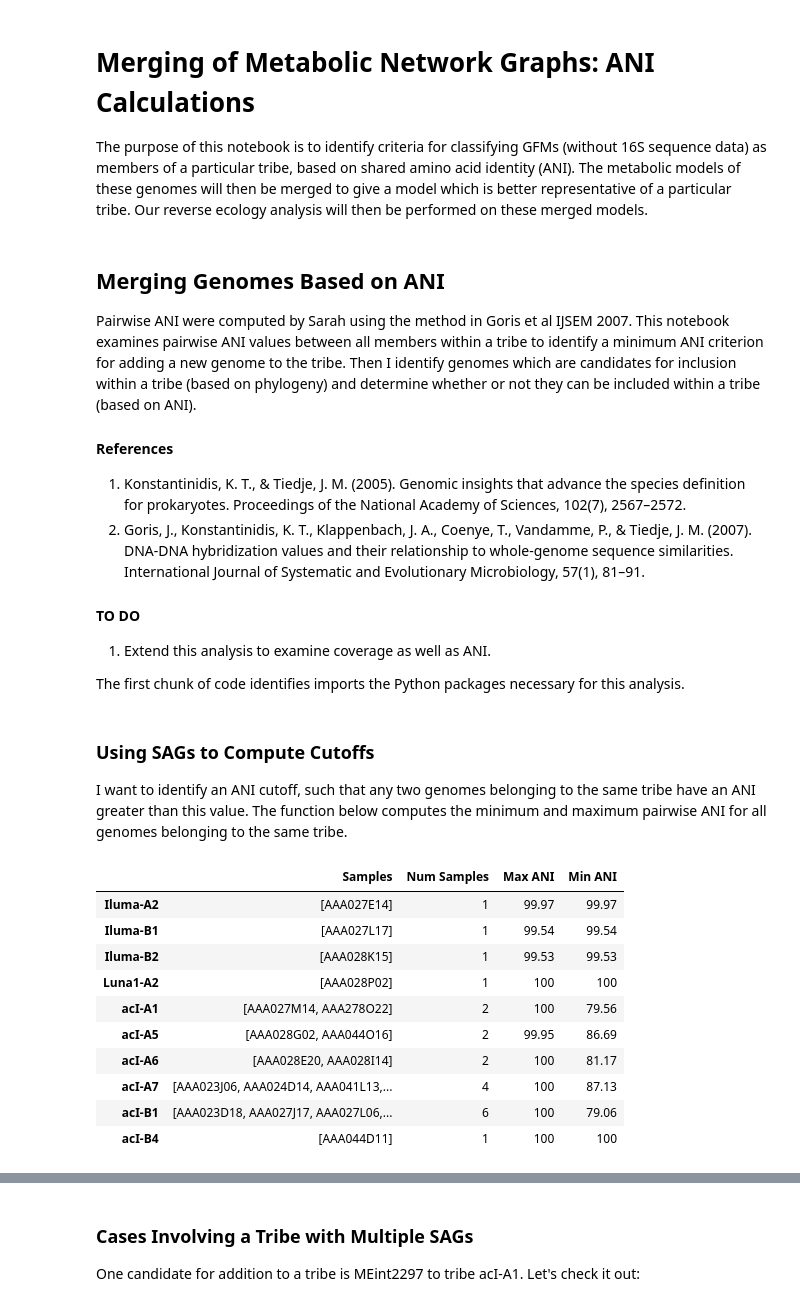
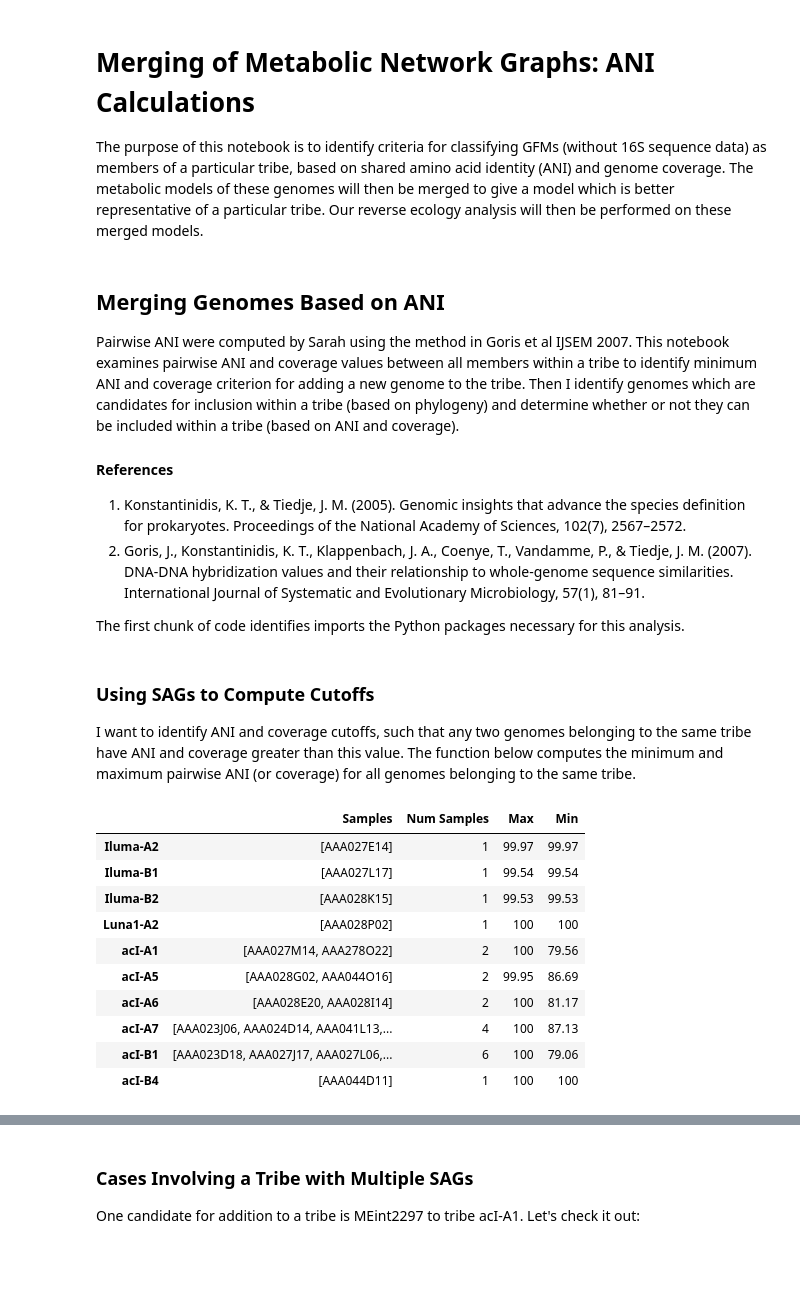
Before and after one commit to celawson87/reverseEcology, a Jupyter notebook: iPythonNotebooks/pairwiseANI.ipynb, the cells around one changed output, grey strips where cells are left out. Saved outputs shown, nothing was run; the diff lists cells and outputs as text; code cells hidden in the pictures; blank space fills up the shorter version.

```diff
--- a/iPythonNotebooks/pairwiseANI.ipynb
+++ b/iPythonNotebooks/pairwiseANI.ipynb
@@ -1,18 +1,15 @@
 # %% [markdown]
 # Merging of Metabolic Network Graphs: ANI Calculations
 
-The purpose of this notebook is to identify criteria for classifying GFMs (without 16S sequence data) as members of a particular tribe, based on shared amino acid identity (ANI). The metabolic models of these genomes will then be merged to give a model which is better representative of a particular tribe. Our reverse ecology analysis will then be performed on these merged models.
+The purpose of this notebook is to identify criteria for classifying GFMs (without 16S sequence data) as members of a particular tribe, based on shared amino acid identity (ANI) and genome coverage. The metabolic models of these genomes will then be merged to give a model which is better representative of a particular tribe. Our reverse ecology analysis will then be performed on these merged models.
 # %% [markdown]
 ## Merging Genomes Based on ANI
-Pairwise ANI were computed by Sarah using the method in Goris et al IJSEM 2007. This notebook examines pairwise ANI values between all members within a tribe to identify a minimum ANI criterion for adding a new genome to the tribe. Then I identify genomes which are candidates for inclusion within a tribe (based on phylogeny) and determine whether or not they can be included within a tribe (based on ANI).
+Pairwise ANI were computed by Sarah using the method in Goris et al IJSEM 2007. This notebook examines pairwise ANI and coverage values between all members within a tribe to identify minimum ANI and coverage criterion for adding a new genome to the tribe. Then I identify genomes which are candidates for inclusion within a tribe (based on phylogeny) and determine whether or not they can be included within a tribe (based on ANI and coverage).
 
 #### References
 1. Konstantinidis, K. T., & Tiedje, J. M. (2005). Genomic insights that advance the species definition for prokaryotes. Proceedings of the National Academy of Sciences, 102(7), 2567–2572.
 2. Goris, J., Konstantinidis, K. T., Klappenbach, J. A., Coenye, T., Vandamme, P., & Tiedje, J. M. (2007). DNA-DNA hybridization values and their relationship to whole-genome sequence similarities. International Journal of Systematic and Evolutionary Microbiology, 57(1), 81–91.
 
-#### TO DO
-1. Extend this analysis to examine coverage as well as ANI.
-
 The first chunk of code identifies imports the Python packages necessary for this analysis.
 # %%
 # Import special features for iPython
@@ -31,12 +28,12 @@ externalDataDir = 'ExternalData'
 # %% [markdown]
 ### Using SAGs to Compute Cutoffs
 
-I want to identify an ANI cutoff, such that any two genomes belonging to the same tribe have an ANI greater than this value. The function below computes the minimum and maximum pairwise ANI for all genomes belonging to the same tribe.
+I want to identify ANI and coverage cutoffs, such that any two genomes belonging to the same tribe have ANI and coverage greater than this value. The function below computes the minimum and maximum pairwise ANI (or coverage) for all genomes belonging to the same tribe.
 # %%
 [pairwiseANI, taxonClass, tribes] = ANI.importANIandTaxonomy(externalDataDir, 'ANI_out', 'taxonomySAGs.csv')
-ANI.sameTribePairwiseANI(externalDataDir, pairwiseANI, taxonClass, tribes)
+ANI.sameTribePairwiseANI(externalDataDir, pairwiseANI, taxonClass, tribes, 'ANI_out')
 # %% [output]
-|  | Samples | Num Samples | Max ANI | Min ANI |
+|  | Samples | Num Samples | Max | Min |
 | Iluma-A2 | [AAA027E14] | 1 | 99.97 | 99.97 |
 | Iluma-B1 | [AAA027L17] | 1 | 99.54 | 99.54 |
 | Iluma-B2 | [AAA028K15] | 1 | 99.53 | 99.53 |
```
Also changed, not shown: parts of 45 cells of this notebook, 5 other files.
